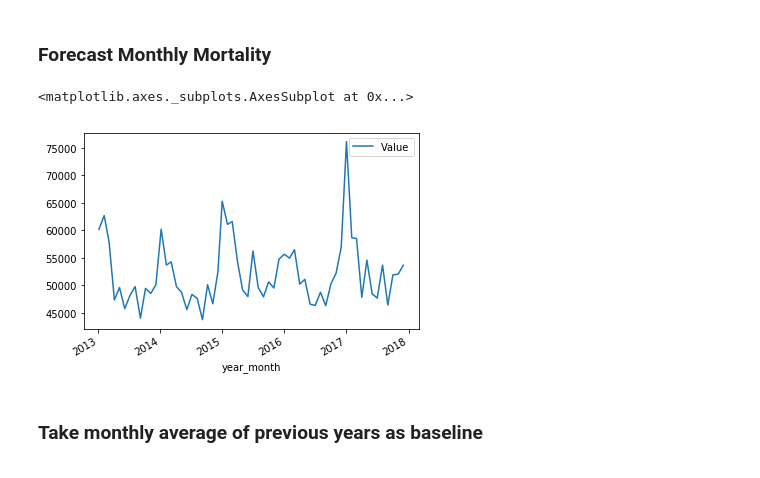
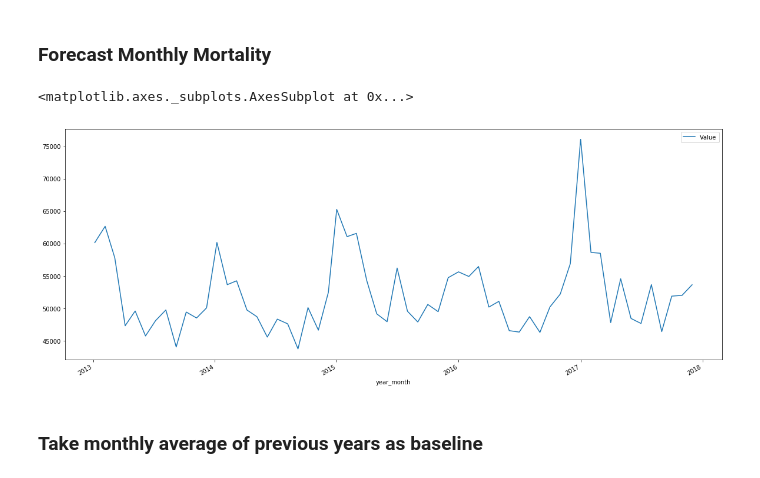
Before and after one commit to janrth/covid19_mortality, a Jupyter notebook: cvd19_mortality.ipynb, the cells around one changed output. Cells and saved outputs as stored; diff of their text form; code cells hidden in the pictures.

```diff
--- a/cvd19_mortality.ipynb
+++ b/cvd19_mortality.ipynb
@@ -169,22 +116,23 @@ from sklearn import metrics
 # %%
+#Rearangement of data, as there is a data gap for 2015
 bigger = '2015-01-01'
 smaller = '2017-12-01'
 
 #There is no data for 2015, so I will cut out 2015 and add 365 days to 2013 and 2014 so we do not see a break in the time-series
-#series = df[(df.Country == 'Italy') & (df.year_month >= bigger) & (df.year_month <= smaller)][['year_month', 'Value']]
 series_a = df[(df.Country == 'Italy') & (df.year_month <= '2014-12-01')][['year_month', 'Value']]
 series_a['year_month'] = series_a['year_month'] + datetime.timedelta(7 * 53)
 series_b = df[(df.Country == 'Italy') & (df.year_month >= '2015-01-01')][['year_month', 'Value']]
 series = pd.concat([series_a, series_b])
-#series = df[(df.Country == 'Italy')][['year_month', 'Value']]
+
+#Sort values
 series = series.sort_values('year_month')
 series.index = pd.DatetimeIndex(series.year_month)
 
 series_time = pd.DataFrame(series.Value)
-series_time.plot()
+series_time.plot(figsize=(20,8))
 # %% [output]
 <matplotlib.axes._subplots.AxesSubplot at 0x...>
-[figure, old version]
+[figure, new version]
 # %% [markdown]
 ### Take monthly average of previous years as baseline
 # %% [markdown]
```
Also changed, not shown: parts of 38 cells of this notebook.
